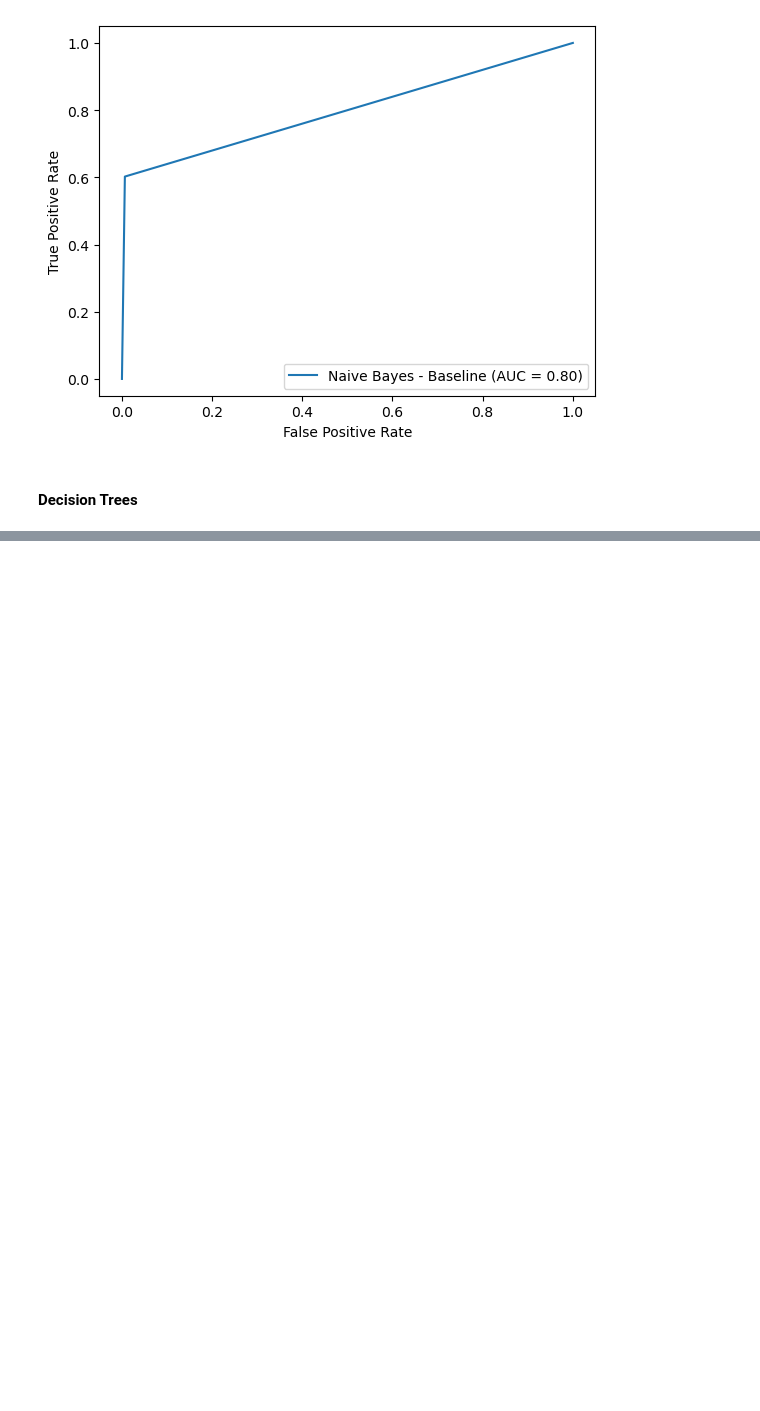
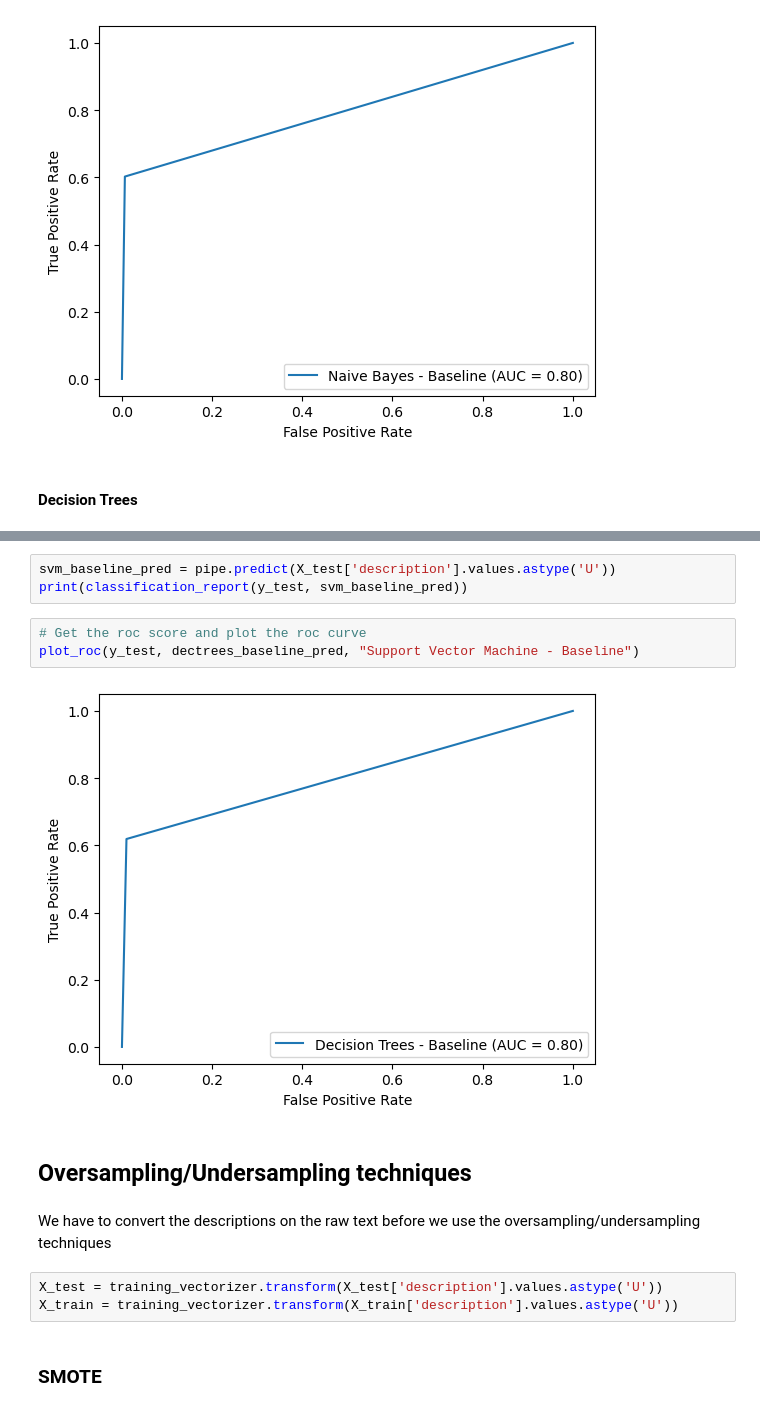
Before and after one commit to kiriakospapa/Text-Mining-Project, a Jupyter notebook: code.ipynb, the cells around one changed output, grey strips where cells are left out. Drawn from its saved outputs; the diff is of its cells as text; blank space fills up the shorter version.

```diff
--- a/code.ipynb
+++ b/code.ipynb
@@ -318,0 +348,17 @@ plot_roc(y_test, logreg_baseline_pred, "Naive Bayes - Baseline
+# %%
+svm_baseline_pred = pipe.predict(X_test['description'].values.astype('U'))
+print(classification_report(y_test, svm_baseline_pred))
+# %%
+# Get the roc score and plot the roc curve
+plot_roc(y_test, dectrees_baseline_pred, "Support Vector Machine - Baseline")
+# %% [output]
+[figure, added]
+# %% [markdown]
+## Oversampling/Undersampling techniques
+# %% [markdown]
+We have to convert the descriptions on the raw text before we use the oversampling/undersampling techniques
+# %%
+X_test = training_vectorizer.transform(X_test['description'].values.astype('U'))
+X_train = training_vectorizer.transform(X_train['description'].values.astype('U'))
+# %% [markdown]
+### SMOTE
```
Also changed, not shown: parts of 6 cells of this notebook.
